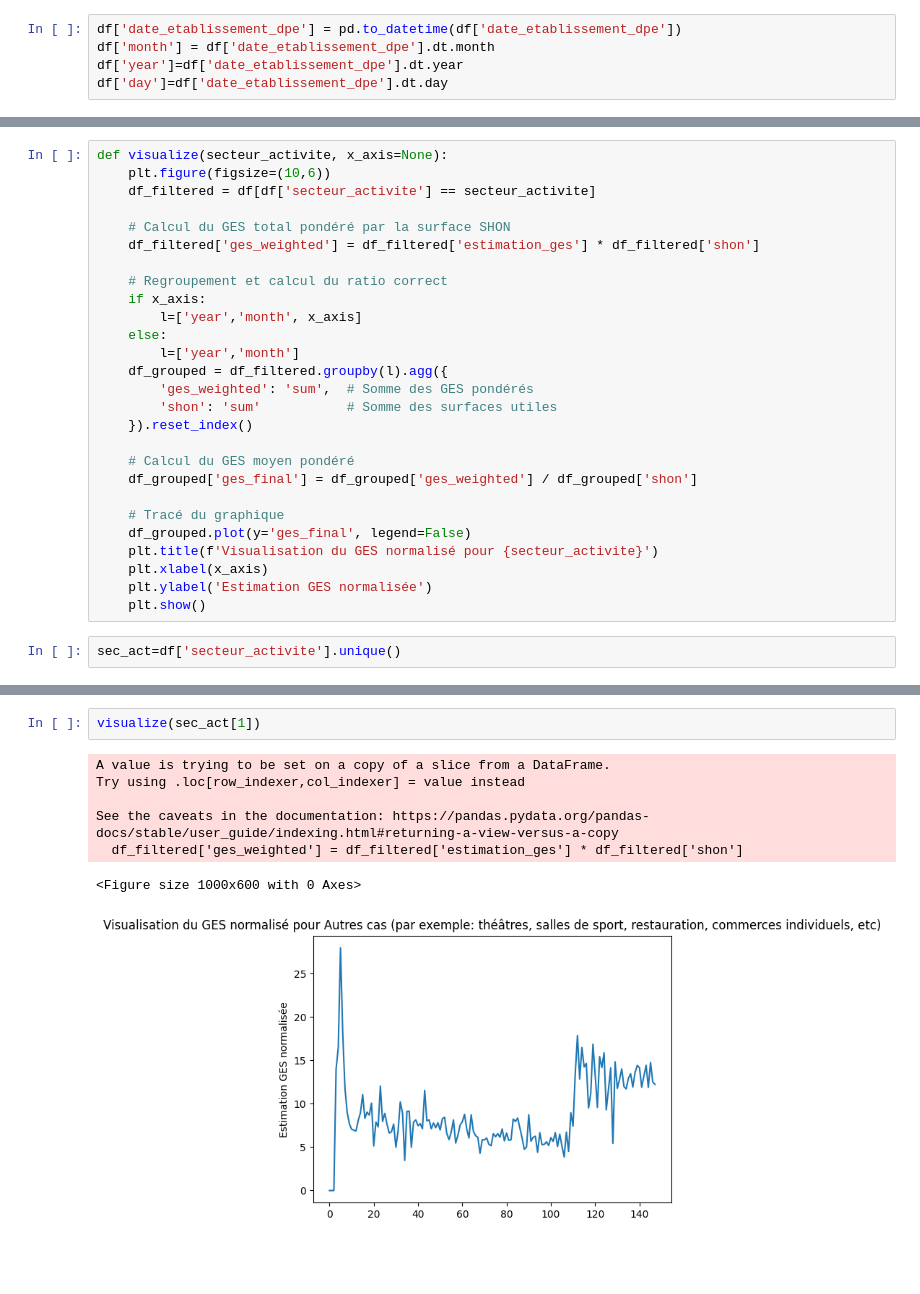
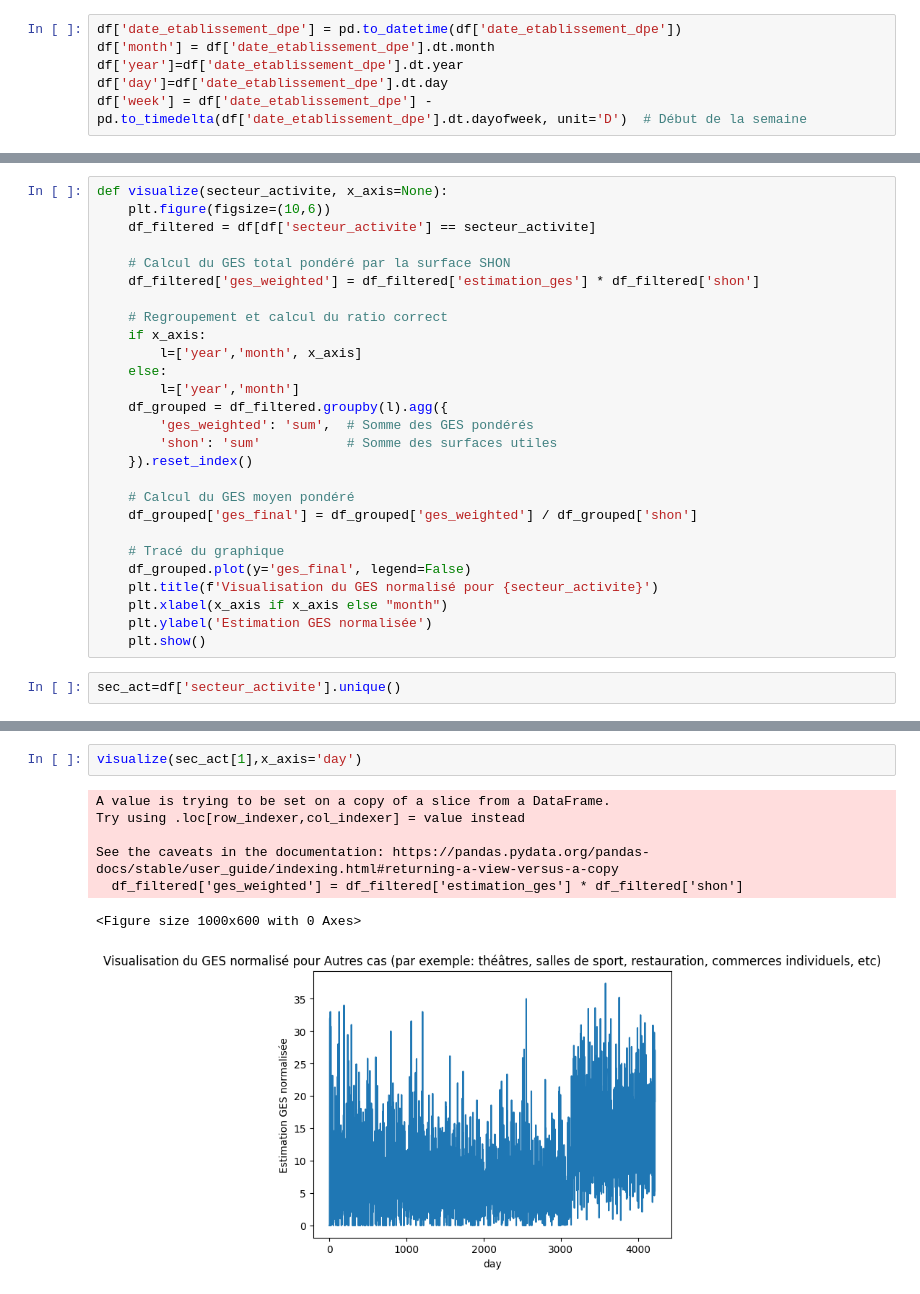
Before and after one commit to bechirhannachi/BNP-Centrale-project-Gr-1, a Jupyter notebook: data.ipynb, the cells around one changed output, grey strips where cells are left out. Saved outputs shown, nothing was run; the diff lists cells and outputs as text; blank space fills up the shorter version.

```diff
--- a/data.ipynb
+++ b/data.ipynb
@@ -102,3 +102,4 @@ df['date_etablissement_dpe'] = pd.to_datetime(df['date_etablissement_dpe'])
 df['month'] = df['date_etablissement_dpe'].dt.month
 df['year']=df['date_etablissement_dpe'].dt.year
 df['day']=df['date_etablissement_dpe'].dt.day
+df['week'] = df['date_etablissement_dpe'] - pd.to_timedelta(df['date_etablissement_dpe'].dt.dayofweek, unit='D')  # Début de la semaine
@@ -212,7 +229,7 @@ def visualize(secteur_activite, x_axis=None):
     # Tracé du graphique
     df_grouped.plot(y='ges_final', legend=False)
     plt.title(f'Visualisation du GES normalisé pour {secteur_activite}')
-    plt.xlabel(x_axis)
+    plt.xlabel(x_axis if x_axis else "month")
     plt.ylabel('Estimation GES normalisée')
     plt.show()
 # %%
@@ -230,13 +247,13 @@ See the caveats in the documentation: https://pandas.pydata.org/pandas-docs/stab
 # %%
-visualize(sec_act[1])
+visualize(sec_act[1],x_axis='day')
 # %% [output]
 A value is trying to be set on a copy of a slice from a DataFrame.
 Try using .loc[row_indexer,col_indexer] = value instead
 
 See the caveats in the documentation: https://pandas.pydata.org/pandas-docs/stable/user_guide/indexing.html#returning-a-view-versus-a-copy
   df_filtered['ges_weighted'] = df_filtered['estimation_ges'] * df_filtered['shon']
 <Figure size 1000x600 with 0 Axes>
-[figure, old version]
+[figure, new version]
 # %%
 visualize(sec_act[2])
 # %% [output]
```
Also changed, not shown: parts of 7 cells of this notebook.
